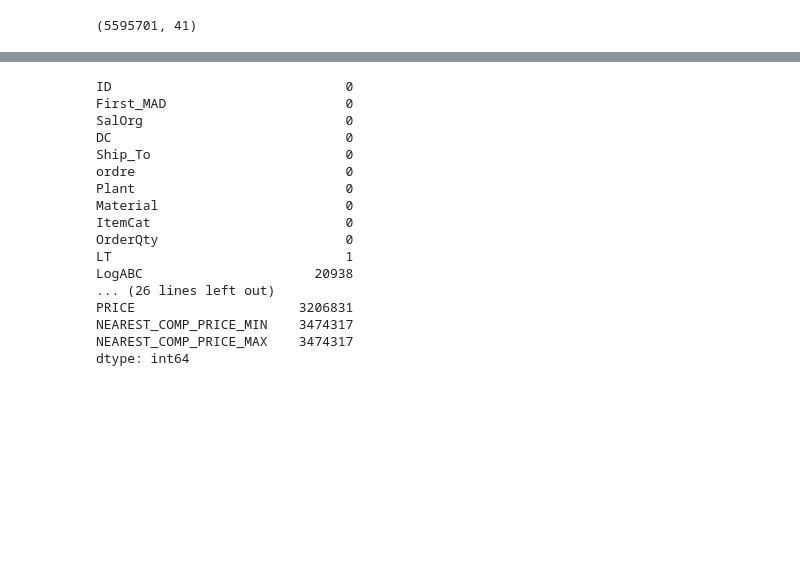
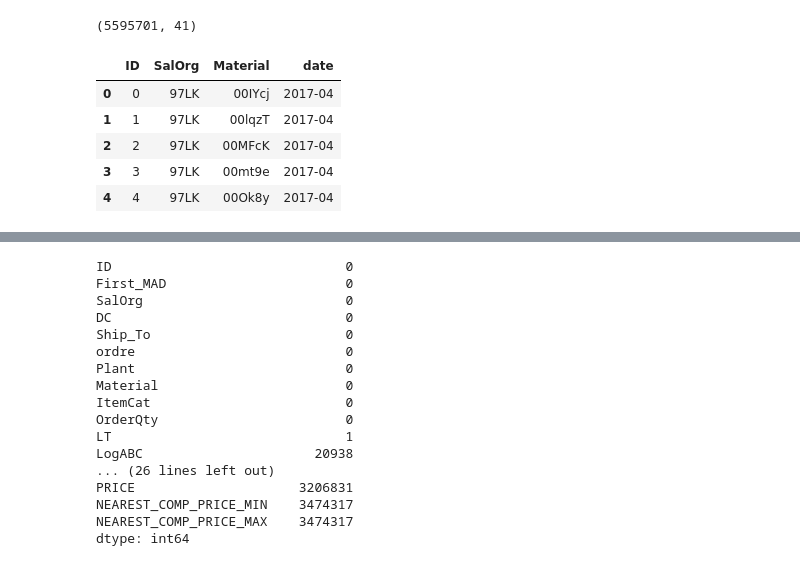
Before and after one commit to Dolto/kaggle-DSG17-final, a Jupyter notebook: EDA.ipynb, the cells around one changed output, grey strips where cells are left out. Cells and saved outputs as stored; diff of their text form; code cells hidden in the pictures; blank space fills up the shorter version.

```diff
--- a/EDA.ipynb
+++ b/EDA.ipynb
@@ -5,4 +6,15 @@ train = pd.read_csv('data/train.csv', sep=';')
+# %%
+test = pd.read_csv('data/eval.csv', sep=',')
 # %%
 train.shape
 # %% [output]
 (5595701, 41)
+# %%
+test.head()
+# %% [output]
+|  | ID | SalOrg | Material | date |
+| 0 | 0 | 97LK | 00IYcj | 2017-04 |
+| 1 | 1 | 97LK | 00lqzT | 2017-04 |
+| 2 | 2 | 97LK | 00MFcK | 2017-04 |
+| 3 | 3 | 97LK | 00mt9e | 2017-04 |
+| 4 | 4 | 97LK | 00Ok8y | 2017-04 |
```
Also changed, not shown: parts of 6 cells of this notebook, 4 other files.
